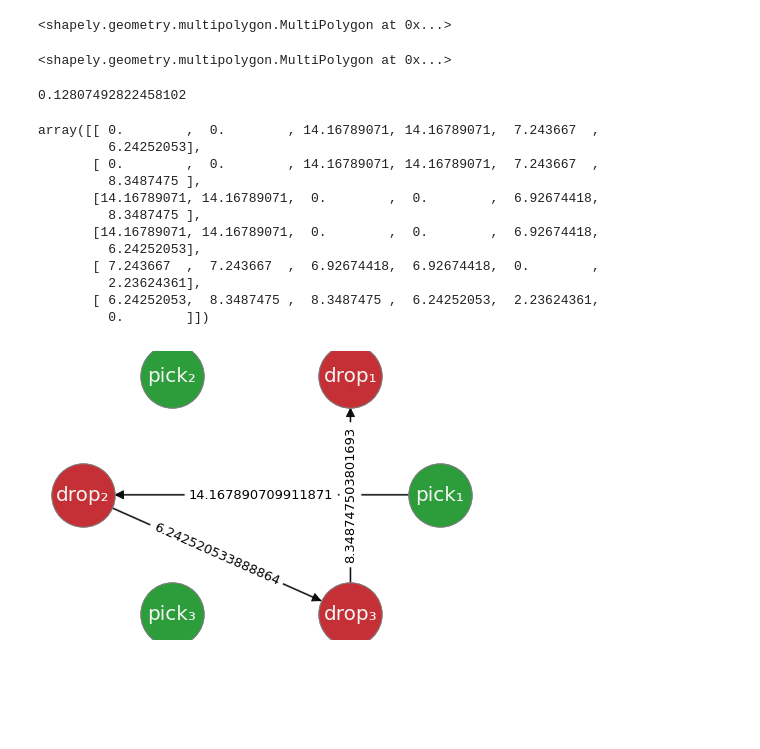
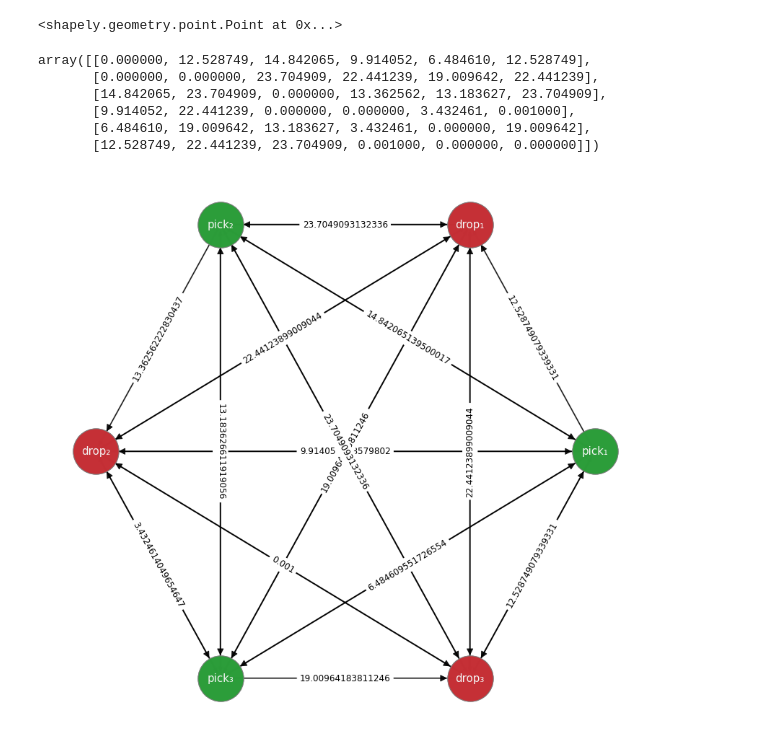
Before and after one commit to BrandPM18/taxiTripRL, a Jupyter notebook: DijkstraAlgorithm.ipynb, the cells around one changed output. Saved outputs shown, nothing was run; the diff lists cells and outputs as text; code cells hidden in the pictures; blank space fills up the shorter version.

```diff
--- a/DijkstraAlgorithm.ipynb
+++ b/DijkstraAlgorithm.ipynb
@@ -49,31 +28,18 @@ community['geometry'][4].centroid
-# %%
-community['geometry'][4]
-# %% [output]
-<shapely.geometry.multipolygon.MultiPolygon at 0x...>
-# %%
-community['geometry'][tb_pick['Pickup Community Area'][1]]
-# %% [output]
-<shapely.geometry.multipolygon.MultiPolygon at 0x...>
-# %%
-tb_pick.geometry[0].distance(tb_drop.geometry[1])
-# %% [output]
-0.12807492822458102
+# %%
+community.geometry[0].centroid
+# %% [output]
+<shapely.geometry.point.Point at 0x...>
 # %%
-gph_tools.graph_points_matrix(tb_pick,tb_drop)
+gph_tools.getMatrix(tb_pick,tb_drop)
 # %% [output]
-array([[ 0.        ,  0.        , 14.16789071, 14.16789071,  7.243667  ,
-         6.24252053],
-       [ 0.        ,  0.        , 14.16789071, 14.16789071,  7.243667  ,
-         8.3487475 ],
-       [14.16789071, 14.16789071,  0.        ,  0.        ,  6.92674418,
-         8.3487475 ],
-       [14.16789071, 14.16789071,  0.        ,  0.        ,  6.92674418,
-         6.24252053],
-       [ 7.243667  ,  7.243667  ,  6.92674418,  6.92674418,  0.        ,
-         2.23624361],
-       [ 6.24252053,  8.3487475 ,  8.3487475 ,  6.24252053,  2.23624361,
-         0.        ]])
+array([[0.000000, 12.528749, 14.842065, 9.914052, 6.484610, 12.528749],
+       [0.000000, 0.000000, 23.704909, 22.441239, 19.009642, 22.441239],
+       [14.842065, 23.704909, 0.000000, 13.362562, 13.183627, 23.704909],
+       [9.914052, 22.441239, 0.000000, 0.000000, 3.432461, 0.001000],
+       [6.484610, 19.009642, 13.183627, 3.432461, 0.000000, 19.009642],
+       [12.528749, 22.441239, 23.704909, 0.001000, 0.000000, 0.000000]])
 # %%
-gph_tools.graph_points_net(tb_pick,tb_drop,[0,3,5,1])
+gph_tools.graph_points_net(tb_pick,tb_drop,spring=False)
+#gph_tools.graph_points_net(tb_pick,tb_drop,[1,2,4,3])
 # %% [output]
-[figure, old version]
+[figure, new version]
```
Also changed, not shown: parts of 6 cells of this notebook, 1 other file.
